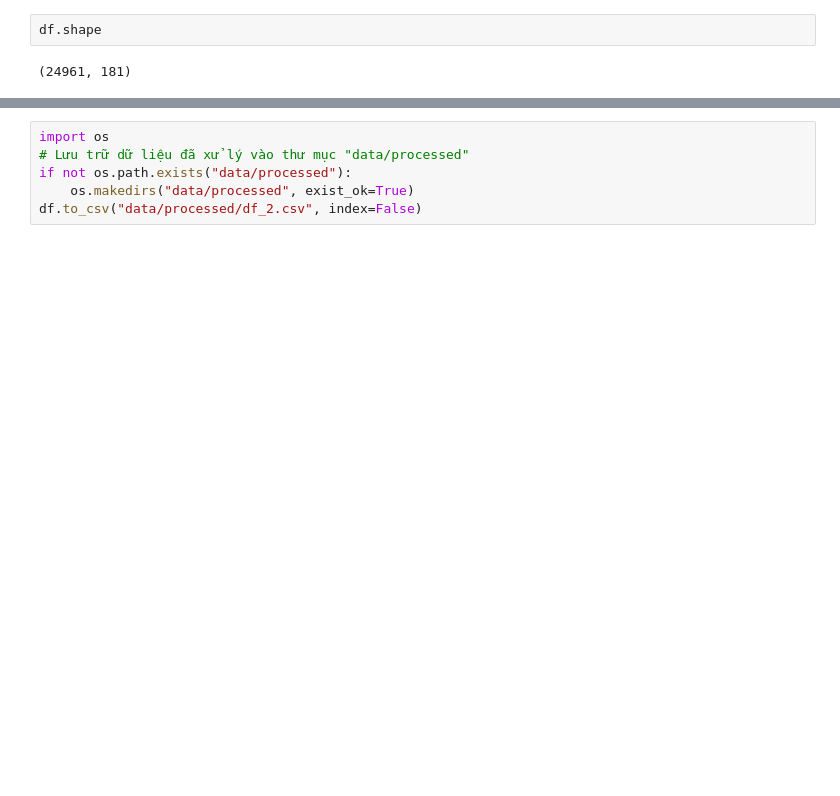
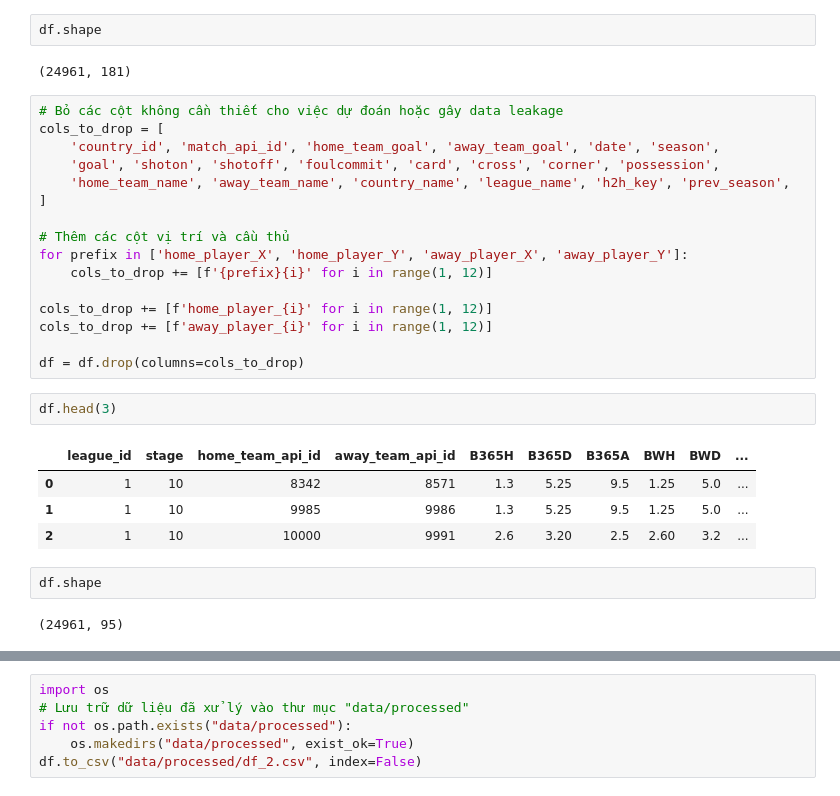
Before and after one commit to minh-quang-pham-le/football-match-prediction-ml, a Jupyter notebook: notebooks/02_Feature_Engineering_Before_Split.ipynb, the cells around one changed output, grey strips where cells are left out. Drawn from its saved outputs; the diff is of its cells as text; blank space fills up the shorter version.

Commit message:
Finish feature engineering, splitting data, and building outline for model training

```diff
--- a/notebooks/02_Feature_Engineering_Before_Split.ipynb
+++ b/notebooks/02_Feature_Engineering_Before_Split.ipynb
@@ -83,3 +83,30 @@ df.tail(3)
 df.shape
 # %% [output]
 (24961, 181)
+# %%
+# Bỏ các cột không cần thiết cho việc dự đoán hoặc gây data leakage
+cols_to_drop = [
+    'country_id', 'match_api_id', 'home_team_goal', 'away_team_goal', 'date', 'season',
+    'goal', 'shoton', 'shotoff', 'foulcommit', 'card', 'cross', 'corner', 'possession',
+    'home_team_name', 'away_team_name', 'country_name', 'league_name', 'h2h_key', 'prev_season',
+]
+
+# Thêm các cột vị trí và cầu thủ
+for prefix in ['home_player_X', 'home_player_Y', 'away_player_X', 'away_player_Y']:
+    cols_to_drop += [f'{prefix}{i}' for i in range(1, 12)]
+
+cols_to_drop += [f'home_player_{i}' for i in range(1, 12)]
+cols_to_drop += [f'away_player_{i}' for i in range(1, 12)]
+
+df = df.drop(columns=cols_to_drop)
+# %%
+df.head(3)
+# %% [output]
+|  | league_id | stage | home_team_api_id | away_team_api_id | B365H | B365D | B365A | BWH | BWD | ... |
+| 0 | 1 | 10 | 8342 | 8571 | 1.3 | 5.25 | 9.5 | 1.25 | 5.0 | ... |
+| 1 | 1 | 10 | 9985 | 9986 | 1.3 | 5.25 | 9.5 | 1.25 | 5.0 | ... |
+| 2 | 1 | 10 | 10000 | 9991 | 2.6 | 3.20 | 2.5 | 2.60 | 3.2 | ... |
+# %%
+df.shape
+# %% [output]
+(24961, 95)
```
Also changed, not shown: parts of 5 cells of this notebook, 3 other files.
